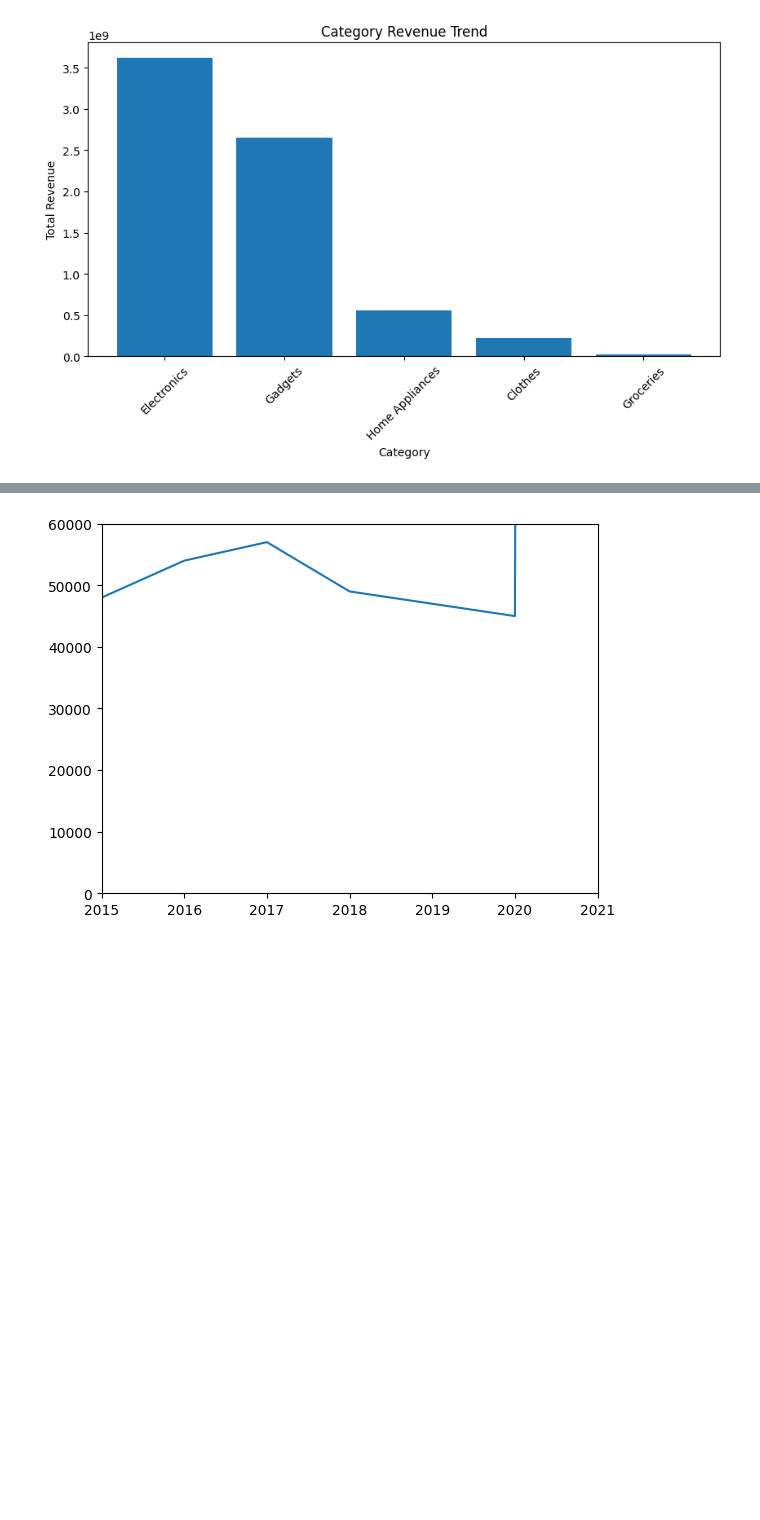
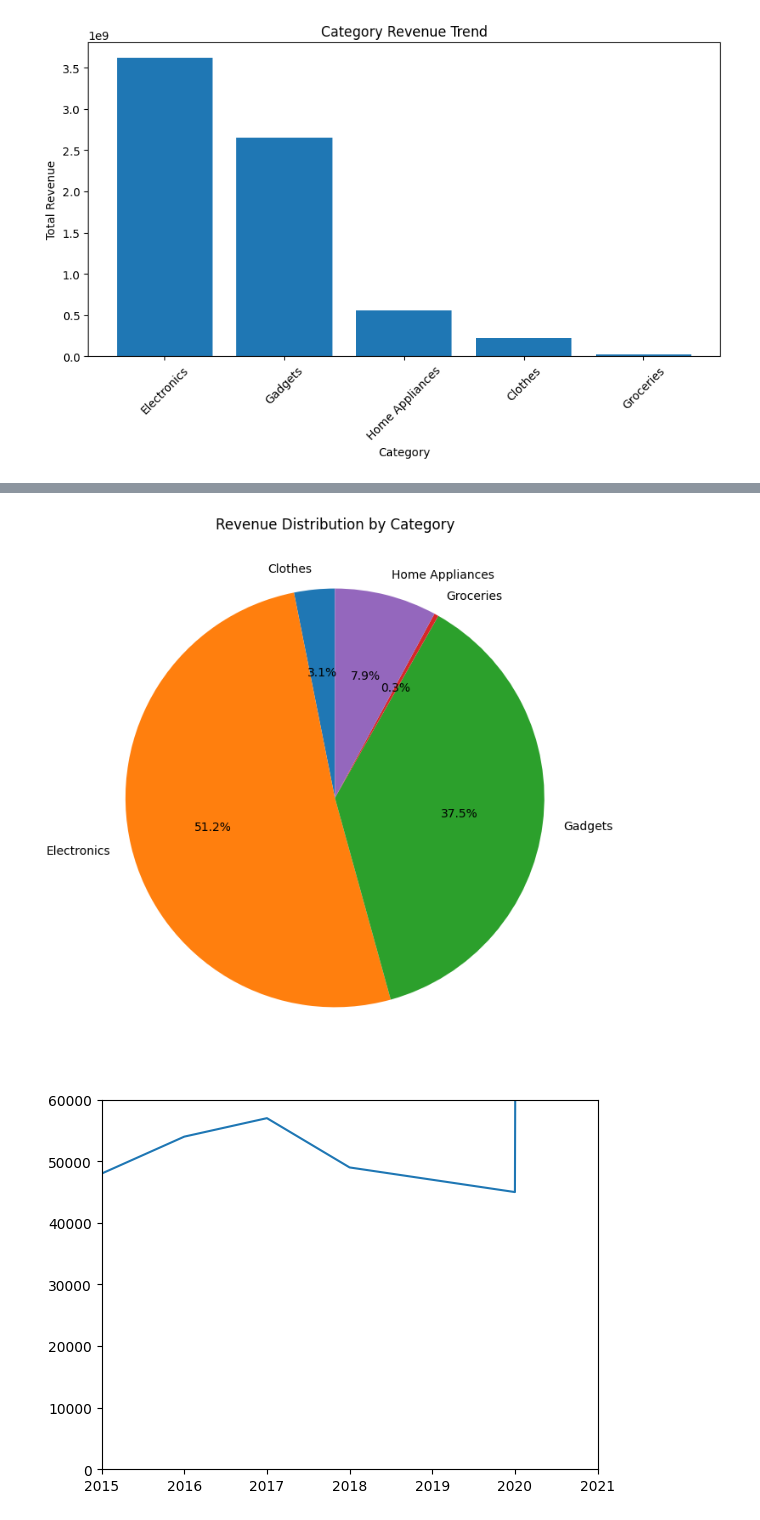
Before and after one commit to aryanp0603/retail_analytics, a Jupyter notebook: 16.lab12.ipynb, the cells around one changed output, grey strips where cells are left out. Saved outputs shown, nothing was run; the diff lists cells and outputs as text; code cells hidden in the pictures; blank space fills up the shorter version.

```diff
--- a/16.lab12.ipynb
+++ b/16.lab12.ipynb
@@ -78,3 +110,19 @@ plt.show()
+# %%
+category_revenue = df.groupby('Category')['Revenue'].sum()
+
+# Create Pie Chart
+plt.figure(figsize=(8, 8))
+
+plt.pie(category_revenue,
+        labels=category_revenue.index,
+        autopct='%1.1f%%',
+        startangle=90)
+
+plt.title('Revenue Distribution by Category')
+
+plt.show()
+# %% [output]
+[figure, added]
 # %%
 # limiting
 
```
Also changed, not shown: parts of 3 cells of this notebook.
